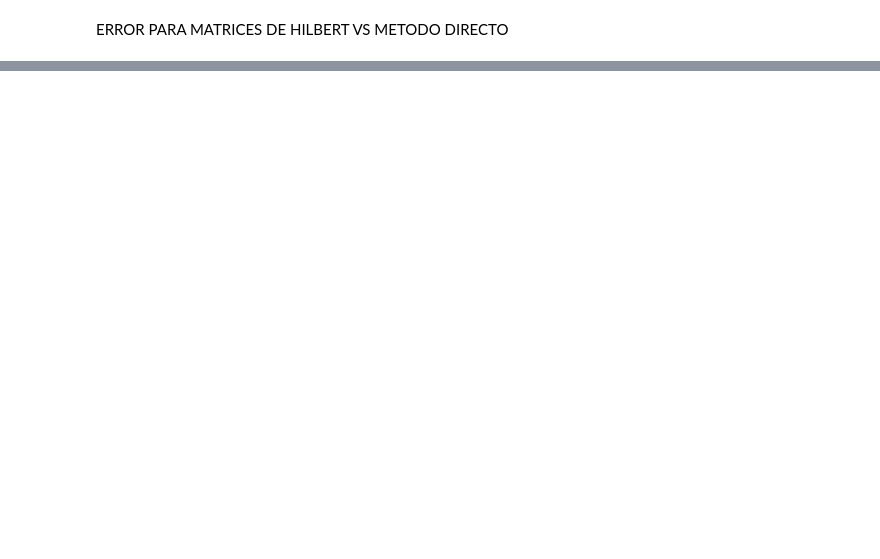
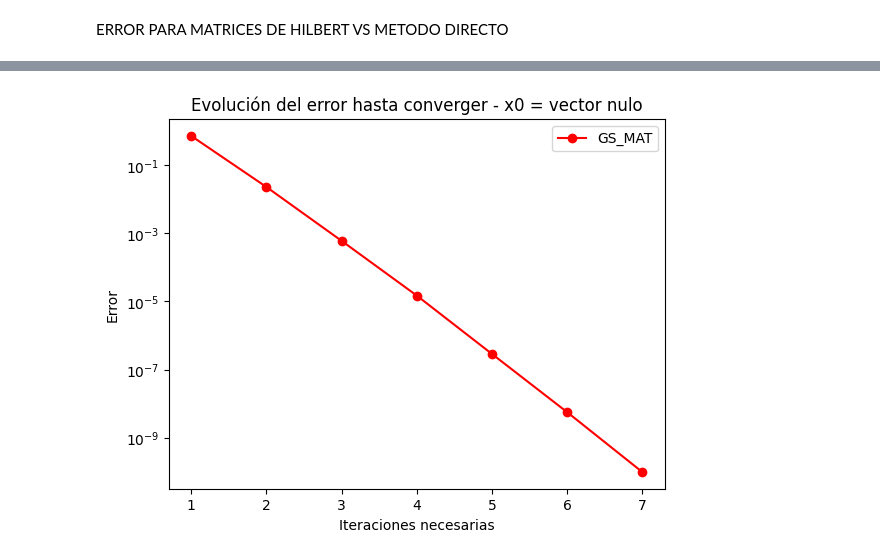
Before and after one commit to julian1vidal/tp3-metodos-2023-1c, a Jupyter notebook: src/exp.ipynb, the cells around one changed output, grey strips where cells are left out. Drawn from its saved outputs; the diff is of its cells as text; code cells hidden in the pictures; blank space fills up the shorter version.

```diff
--- a/src/exp.ipynb
+++ b/src/exp.ipynb
@@ -12,6 +12,7 @@ ENTRADA = "entrada.txt"
 SALIDA = "salida.txt"
 ERRORS = "errores.txt"
 TIEMPO = "tiempos.txt"
+ITERS = "iters.txt"
 
 def run(method ,iter, error=None):
     if error is None:
@@ -64,6 +65,11 @@ def errores_reader():
 
 def tiempos_reader():
     with open(TIEMPO, "r") as f:
+        t = float(f.readline())
+    return t
+
+def iters_reader():
+    with open(ITERS, "r") as f:
         t = int(f.readline())
     return t
 # %%
@@ -394,0 +540,24 @@ plt.show()
+# %%
+methods = [GS_MAT, JACOBI_MAT]
+np.random.seed(48564)
+
+n = 500
+iteraciones = []
+errores = []
+
+for method in methods:
+    A = generate_strictly_diagonal_dominant_matrix(n)
+    x_real = np.random.rand(n)
+    b = np.matmul(A, x_real)
+    entrada_writer(A, b, x_real)
+    print(f"Corriendo {method} con n={n}")
+    run(method=method, iter=500)
+    iteraciones.append(iters_reader())
+    error = errores_reader()
+    errores.append(error)
+
+gs_iter = iteraciones[0]
+gs_error = errores[0]
+
+jacobi_iter = iteraciones[1]
+jacobi_error = errores[1]
@@ -394,0 +581,15 @@ plt.show()
+# %%
+# Grafico de evolución del error hasta converger para distintos x0 (hay que cambiar el x0 en el codigo) - Escala lineal
+
+
+plt.errorbar(gs_iter, gs_error, fmt='-ro')
+#plt.errorbar(jacobi_error, jacobi_iter, fmt='-bo')
+
+plt.legend(["GS_MAT", "JACOBI_MAT"])
+plt.yscale('log')
+plt.ylabel("Error")
+plt.xlabel("Iteraciones necesarias")
+plt.title("Evolución del error hasta converger - x0 = vector nulo")
+plt.show()
+# %% [output]
+[figure, added]
```
Also changed, not shown: parts of 13 cells of this notebook, 21 other files.
